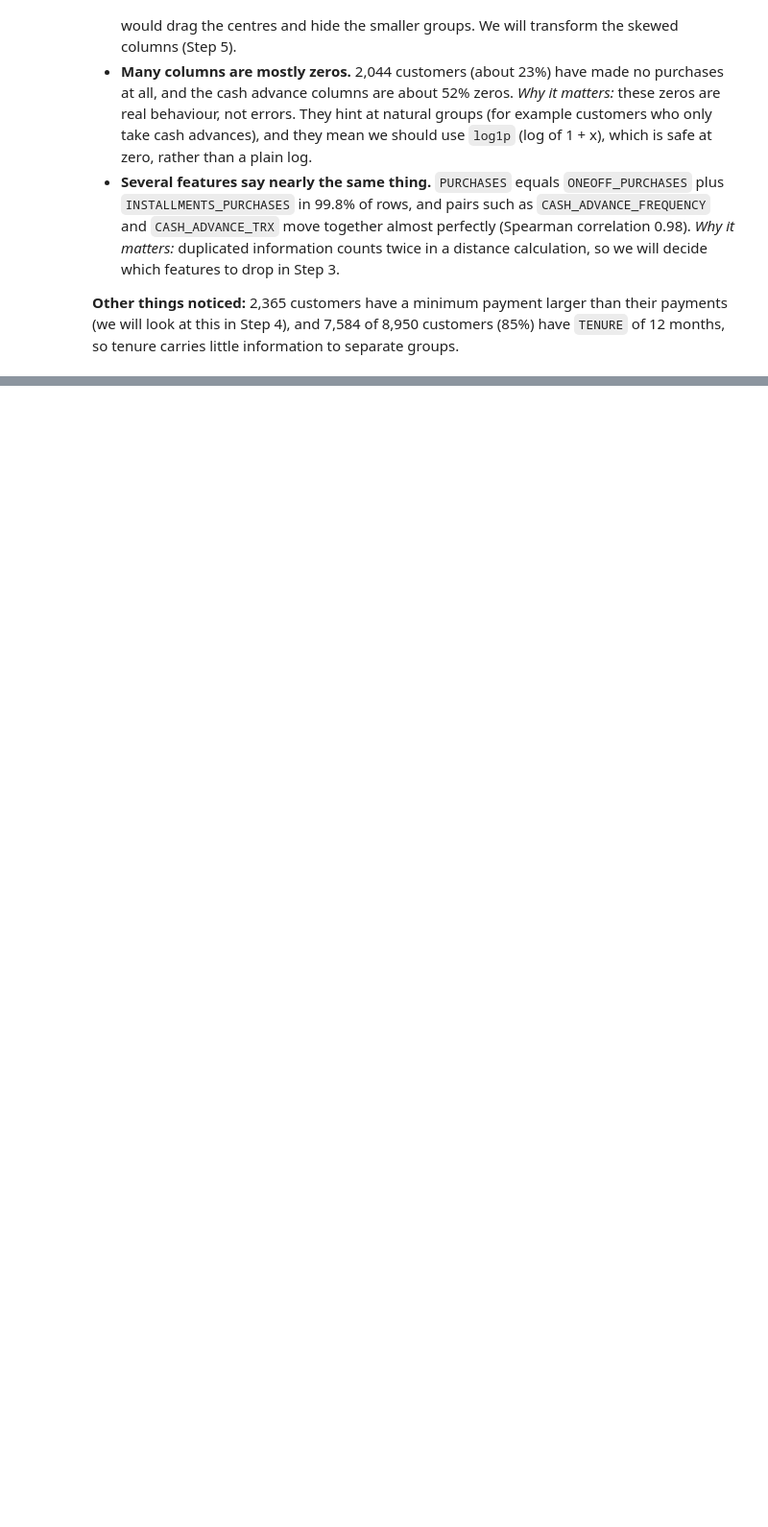
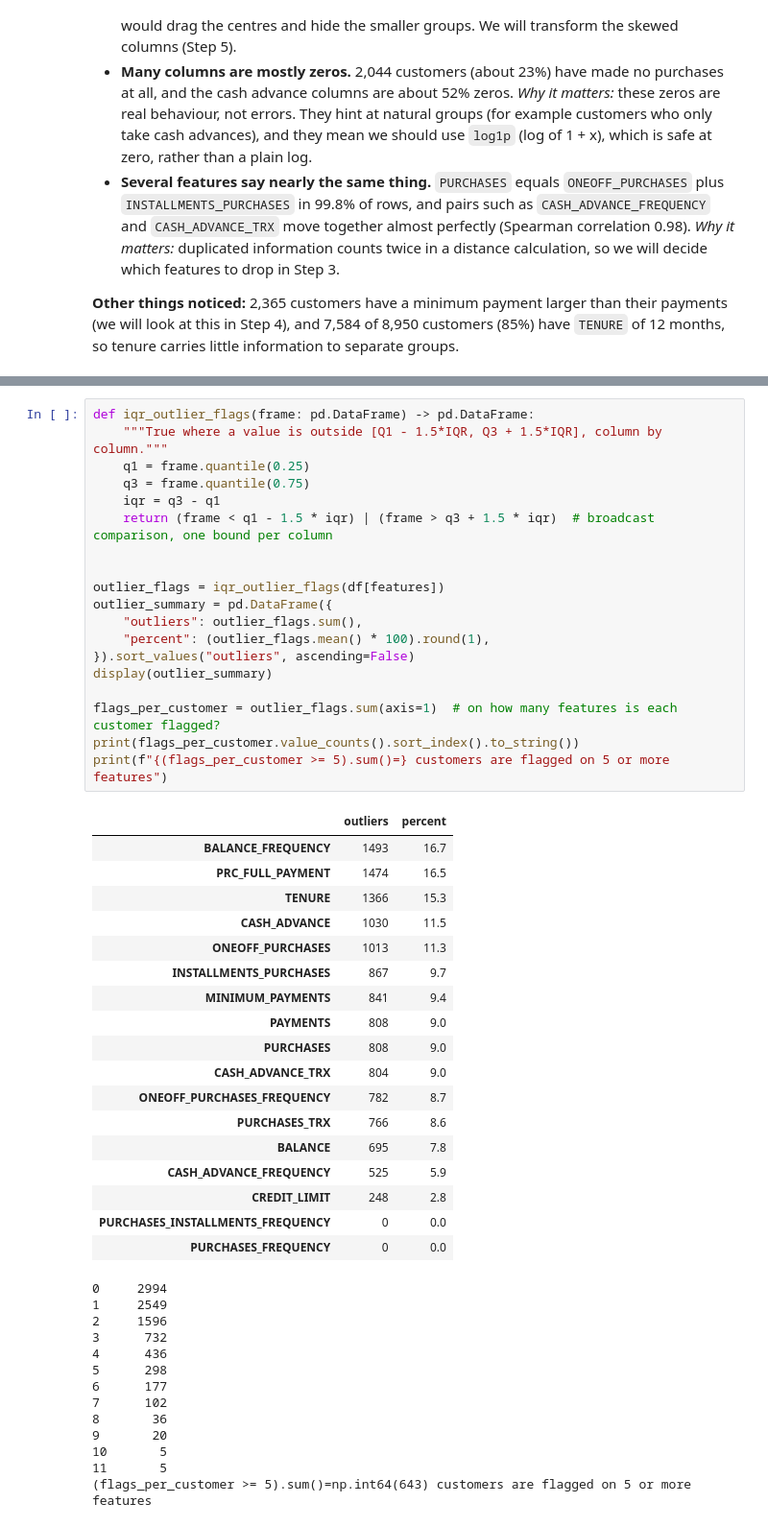
Before and after one commit to iamjomark/credit-card-customer-segmentation, a Jupyter notebook: notebooks/01_eda.ipynb, the cells around one changed output, grey strips where cells are left out. Shown at 96% size. Saved outputs shown, nothing was run; the diff lists cells and outputs as text; blank space fills up the shorter version.

```diff
--- a/notebooks/01_eda.ipynb
+++ b/notebooks/01_eda.ipynb
@@ -155,0 +502,51 @@ df['CREDIT_LIMIT'].isna().sum()=np.int64(1), df['MINIMUM_PAYMENTS'].isna().sum()
+# %%
+def iqr_outlier_flags(frame: pd.DataFrame) -> pd.DataFrame:
+    """True where a value is outside [Q1 - 1.5*IQR, Q3 + 1.5*IQR], column by column."""
+    q1 = frame.quantile(0.25)
+    q3 = frame.quantile(0.75)
+    iqr = q3 - q1
+    return (frame < q1 - 1.5 * iqr) | (frame > q3 + 1.5 * iqr)  # broadcast comparison, one bound per column
+
+
+outlier_flags = iqr_outlier_flags(df[features])
+outlier_summary = pd.DataFrame({
+    "outliers": outlier_flags.sum(),
+    "percent": (outlier_flags.mean() * 100).round(1),
+}).sort_values("outliers", ascending=False)
+display(outlier_summary)
+
+flags_per_customer = outlier_flags.sum(axis=1)  # on how many features is each customer flagged?
+print(flags_per_customer.value_counts().sort_index().to_string())
+print(f"{(flags_per_customer >= 5).sum()=} customers are flagged on 5 or more features")
+# %% [output]
+|  | outliers | percent |
+| BALANCE_FREQUENCY | 1493 | 16.7 |
+| PRC_FULL_PAYMENT | 1474 | 16.5 |
+| TENURE | 1366 | 15.3 |
+| CASH_ADVANCE | 1030 | 11.5 |
+| ONEOFF_PURCHASES | 1013 | 11.3 |
+| INSTALLMENTS_PURCHASES | 867 | 9.7 |
+| MINIMUM_PAYMENTS | 841 | 9.4 |
+| PAYMENTS | 808 | 9.0 |
+| PURCHASES | 808 | 9.0 |
+| CASH_ADVANCE_TRX | 804 | 9.0 |
+| ONEOFF_PURCHASES_FREQUENCY | 782 | 8.7 |
+| PURCHASES_TRX | 766 | 8.6 |
+| BALANCE | 695 | 7.8 |
+| CASH_ADVANCE_FREQUENCY | 525 | 5.9 |
+| CREDIT_LIMIT | 248 | 2.8 |
+| PURCHASES_INSTALLMENTS_FREQUENCY | 0 | 0.0 |
+| PURCHASES_FREQUENCY | 0 | 0.0 |
+0     2994
+1     2549
+2     1596
+3      732
+4      436
+5      298
+6      177
+7      102
+8       36
+9       20
+10       5
+11       5
+(flags_per_customer >= 5).sum()=np.int64(643) customers are flagged on 5 or more features
```
Also changed, not shown: parts of 32 cells of this notebook, 11 other files.
